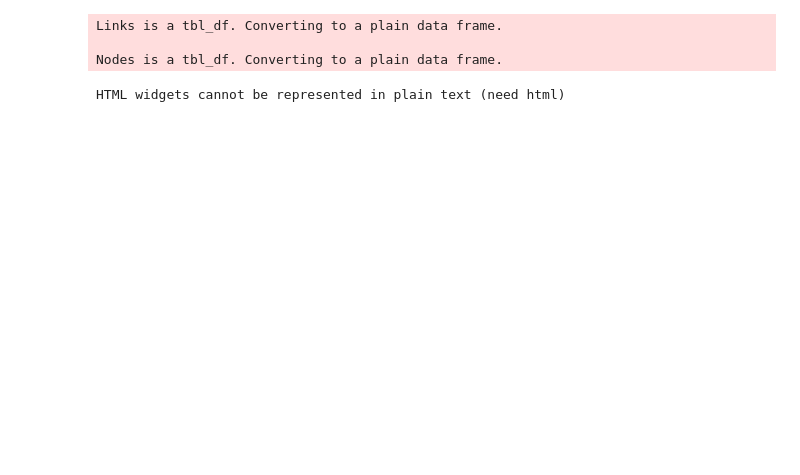
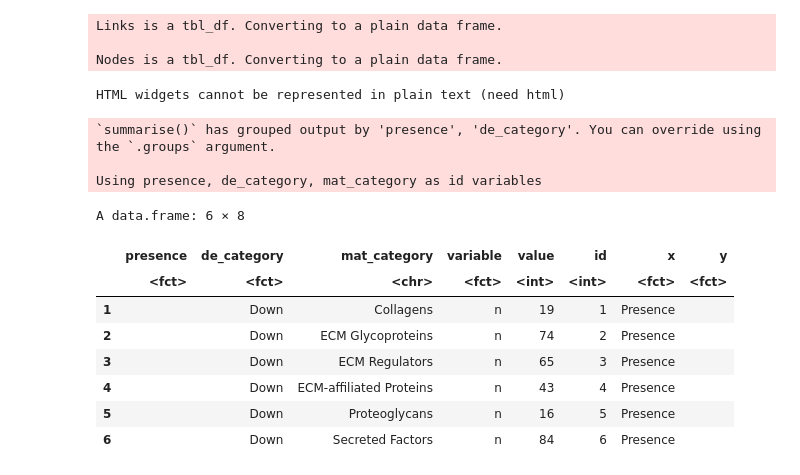
Before and after one commit to fogg-lab/characterizing-ecm-transcriptome-of-endometriosis, a Jupyter notebook: figures/unified_DGE_vis.ipynb, the cells around one changed output. Saved outputs shown, nothing was run; the diff lists cells and outputs as text; code cells hidden in the pictures; blank space fills up the shorter version.

```diff
--- a/figures/unified_DGE_vis.ipynb
+++ b/figures/unified_DGE_vis.ipynb
@@ -305,3 +308,47 @@ sn
 saveNetwork(sn, paste0(dirs$figures_dir, "/deg/", dsets[dset_idx], "_matrisome_sankey_diagram.html"))
 # %% [output]
 HTML widgets cannot be represented in plain text (need html)
+# %%
+ps_df <- matrisome_df %>%
+    rename(geneID = gene_symbol) %>%
+#     filter(geneID %in% all_genes_in_dset) %>%
+    inner_join(dge_res_df, by = "geneID") %>%
+    rename(lfc = log2FoldChange, mat_category = category) %>%
+    select(geneID, mat_category, lfc, qval) %>%
+    mutate(
+        presence = "Matrisome Genes",
+        de_category = dplyr::case_when(
+            lfc > log2(2) & qval < 0.05 ~ "Up",
+            lfc < -log2(2) & qval < 0.05 ~ "Down",
+            TRUE ~ "Not Sig."
+        ),
+        presence = factor(presence, levels = c("Matrisome Genes"), labels = c(" ")),
+        de_category = factor(de_category, levels = c("Down", "Up", "Not Sig."))
+    ) %>%
+    select(presence, de_category, mat_category) %>%
+    group_by(presence, de_category, mat_category) %>%
+    summarize(n = n()) %>%
+    reshape2::melt() %>%
+    gather_set_data(1:3) %>%
+    # x-axis ordering
+    mutate(x = factor(
+        x,
+        levels = c("presence", "de_category", "mat_category"),
+        labels = c("Presence", "DE Category", "Matrisome Category"))
+    )
+# %% [output]
+`summarise()` has grouped output by 'presence', 'de_category'. You can override using the `.groups` argument.
+
+Using presence, de_category, mat_category as id variables
+# %%
+head(ps_df)
+# %% [output]
+A data.frame: 6 × 8
+|  | presence | de_category | mat_category | variable | value | id | x | y |
+|  | <fct> | <fct> | <chr> | <fct> | <int> | <int> | <fct> | <fct> |
+| 1 |  | Down | Collagens | n | 19 | 1 | Presence |  |
+| 2 |  | Down | ECM Glycoproteins | n | 74 | 2 | Presence |  |
+| 3 |  | Down | ECM Regulators | n | 65 | 3 | Presence |  |
+| 4 |  | Down | ECM-affiliated Proteins | n | 43 | 4 | Presence |  |
+| 5 |  | Down | Proteoglycans | n | 16 | 5 | Presence |  |
+| 6 |  | Down | Secreted Factors | n | 84 | 6 | Presence |  |
```
Also changed, not shown: parts of 4 cells of this notebook, 1 other file.
